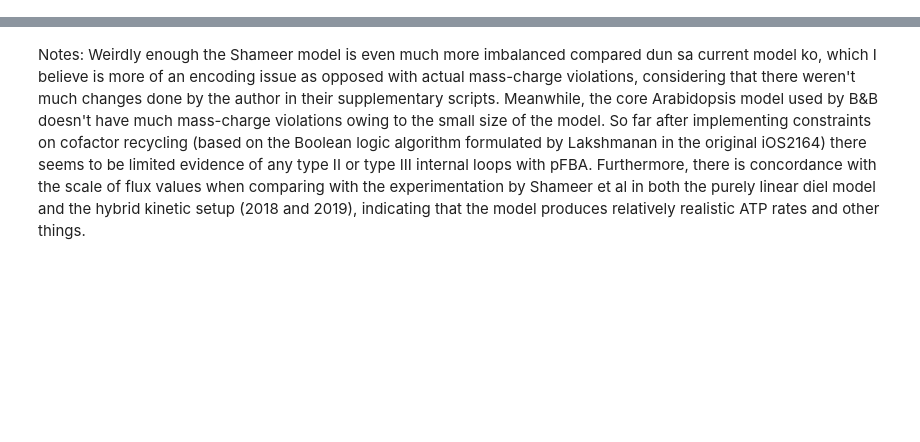
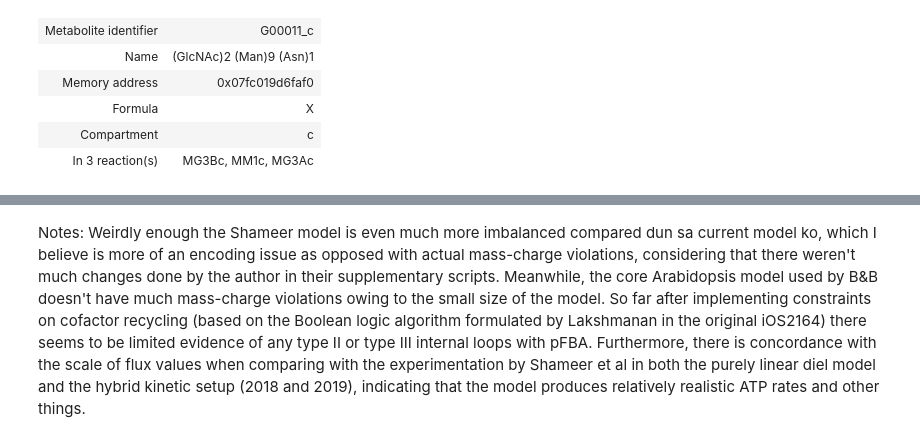
Before and after one commit to rtsantos3/RiceMM, a Jupyter notebook: Scripts/model_benchmarking/Checking Mass Balances in Models and comparison.ipynb, the cells around one changed output, grey strips where cells are left out. Cells and saved outputs as stored; diff of their text form; code cells hidden in the pictures; blank space fills up the shorter version.

```diff
--- a/Scripts/model_benchmarking/Checking Mass Balances in Models and comparison.ipynb
+++ b/Scripts/model_benchmarking/Checking Mass Balances in Models and comparison.ipynb
@@ -43,3 +495,12 @@ Academic license - for non-commercial use only - expires 2023-08-03
+# %%
+ios2164_orig.metabolites.G00011_c
+# %% [output]
+| Metabolite identifier | G00011_c |
+| Name | (GlcNAc)2 (Man)9 (Asn)1 |
+| Memory address | 0x07fc019d6faf0 |
+| Formula | X |
+| Compartment | c |
+| In 3 reaction(s) | MG3Bc, MM1c, MG3Ac |
 # %%
 ios2164_2cell = cobra.io.read_sbml_model('./model/ios2164_2cell.xml')
 ios2164_2cell.reactions.DM_Phloem_BS
```
Also changed, not shown: parts of 16 cells of this notebook, 6 other files.
